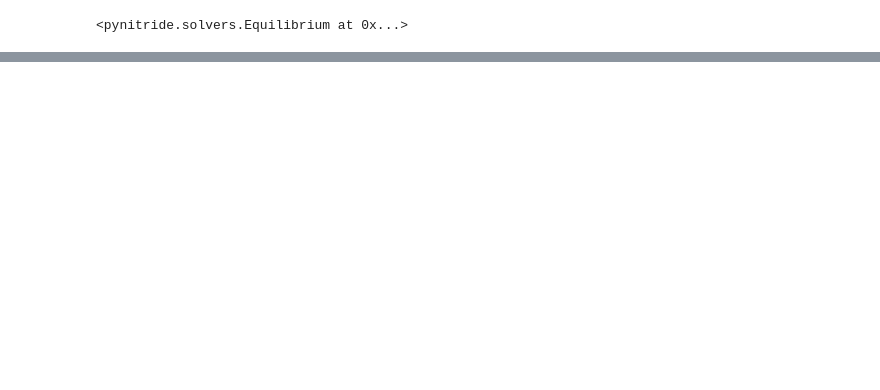
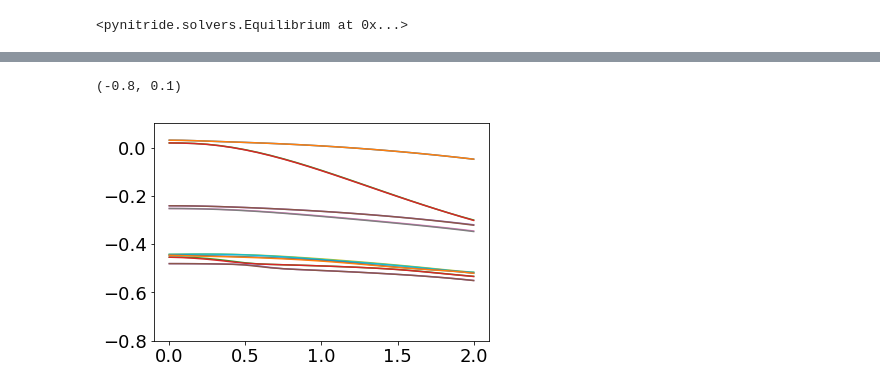
Before and after one commit to samueljamesbader/PyNitride, a Jupyter notebook: examples/Untitled3.ipynb, the cells around one changed output, grey strips where cells are left out. Saved outputs shown, nothing was run; the diff lists cells and outputs as text; code cells hidden in the pictures; blank space fills up the shorter version.

```diff
--- a/examples/Untitled3.ipynb
+++ b/examples/Untitled3.ipynb
@@ -388,0 +312,23 @@ plt.plot
+# %%
+plt.figure()
+plt.plot(mbkp._kt,scm.kpen[:,0,0],)
+plt.plot(mbkp._kt,scm.kpen[:,1,0],)
+plt.plot(mbkp._kt,scm.kpen[:,2,0],)
+plt.plot(mbkp._kt,scm.kpen[:,3,0],)
+plt.plot(mbkp._kt,scm.kpen[:,4,0],)
+plt.plot(mbkp._kt,scm.kpen[:,5,0],)
+plt.plot(mbkp._kt,scm.kpen[:,6,0],)
+plt.plot(mbkp._kt,scm.kpen[:,7,0],)
+plt.plot(mbkp._kt,scm.kpen[:,8,0],)
+plt.plot(mbkp._kt,scm.kpen[:,9,0],)
+plt.plot(mbkp._kt,scm.kpen[:,10,0],)
+plt.plot(mbkp._kt,scm.kpen[:,11,0],)
+plt.plot(mbkp._kt,scm.kpen[:,12,0],)
+plt.plot(mbkp._kt,scm.kpen[:,13,0],)
+plt.plot(mbkp._kt,scm.kpen[:,14,0],)
+plt.plot(mbkp._kt,scm.kpen[:,15,0],)
+
+plt.ylim(-.8,.1)
+# %% [output]
+(-0.8, 0.1)
+[figure, added]
```
Also changed, not shown: parts of 38 cells of this notebook, 20 other files.
